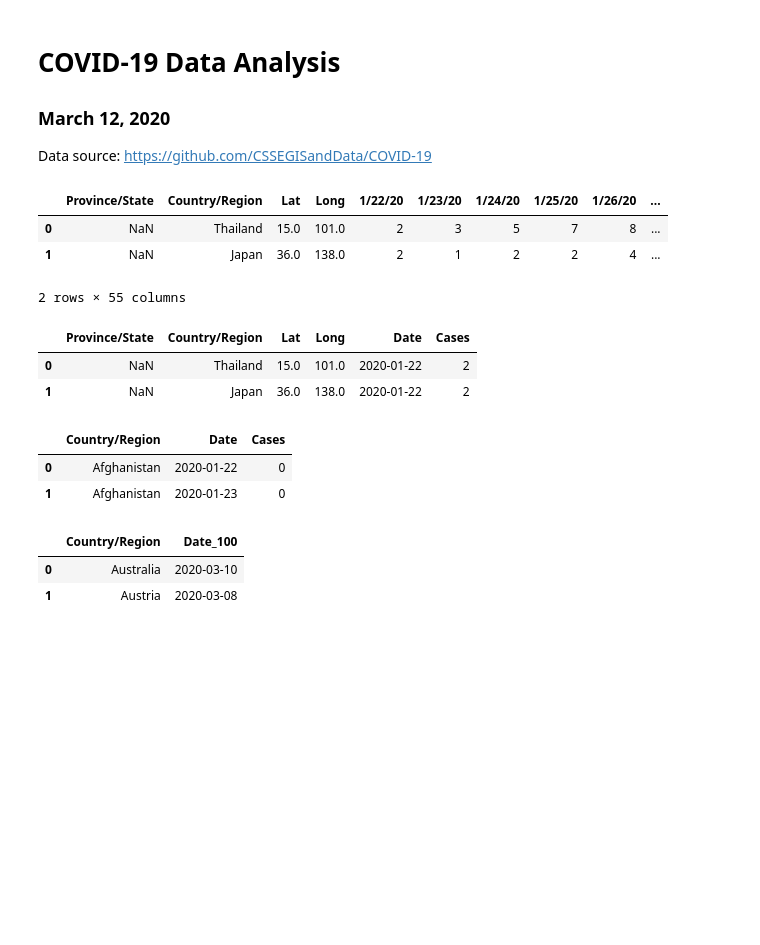
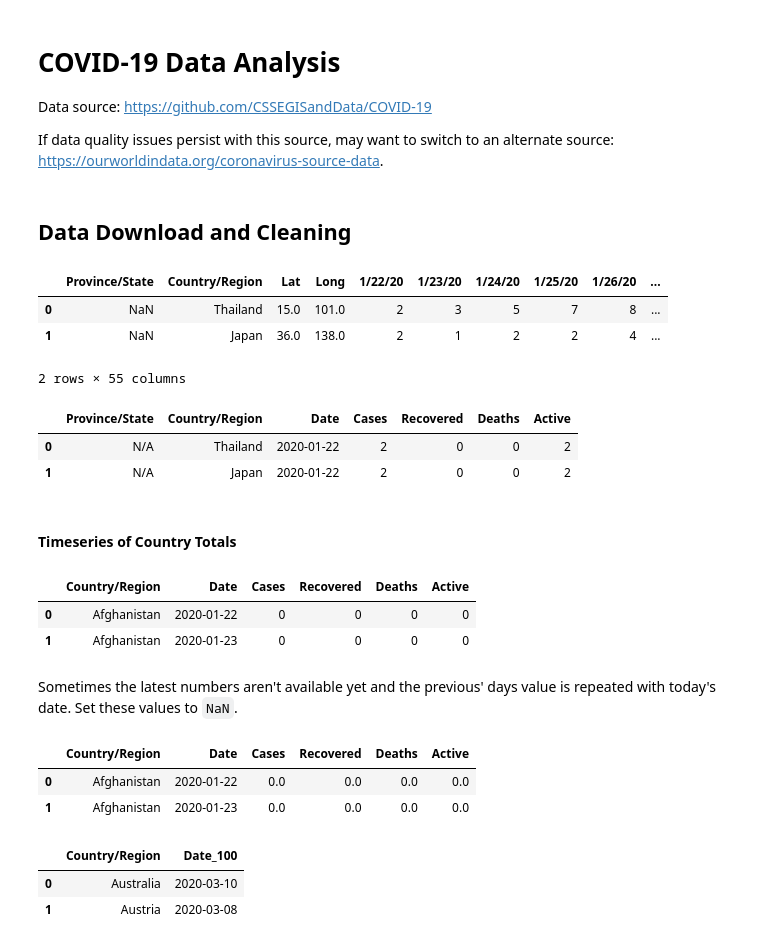
Before and after one commit to jenfly/covid-19, a Jupyter notebook: covid-19-timeseries.ipynb, the cells around one changed output. Drawn from its saved outputs; the diff is of its cells as text; code cells hidden in the pictures; blank space fills up the shorter version.

```diff
--- a/covid-19-timeseries.ipynb
+++ b/covid-19-timeseries.ipynb
@@ -1,9 +1,9 @@
 # %% [markdown]
 # COVID-19 Data Analysis
 
-### March 12, 2020
+Data source: https://github.com/CSSEGISandData/COVID-19
 
-Data source: https://github.com/CSSEGISandData/COVID-19
+If data quality issues persist with this source, may want to switch to an alternate source: https://ourworldindata.org/coronavirus-source-data.
 # %%
 import pandas as pd
 import numpy as np
@@ -16,10 +16,12 @@ publish = True
 
 # Tag to use in file name for figures published to Chart Studio
 publish_tag = '2020-03-12'
+# %% [markdown]
+## Data Download and Cleaning
 # %%
 # Read up-to-date data from online repository
-url = 'https://raw.githubusercontent.com/CSSEGISandData/COVID-19/master/csse_covid_19_data/csse_covid_19_time_series/time_series_19-covid-Confirmed.csv'
-cov_in = pd.read_csv(url)
+base_url = 'https://raw.githubusercontent.com/CSSEGISandData/COVID-19/master/csse_covid_19_data/csse_covid_19_time_series/'
+cov_in = pd.read_csv(base_url + 'time_series_19-covid-Confirmed.csv')
 cov_in.head(2)
 # %% [output]
 |  | Province/State | Country/Region | Lat | Long | 1/22/20 | 1/23/20 | 1/24/20 | 1/25/20 | 1/26/20 | ... |
@@ -28,24 +30,58 @@ cov_in.head(2)
 2 rows × 55 columns
 # %%
 # Reshape data into tidy format
-cov_by_state = cov_in.melt(id_vars=['Province/State', 'Country/Region', 'Lat', 'Long'],
-                           var_name='Date', value_name='Cases')
+cov_by_state = (cov_in.drop(['Lat', 'Long'], axis=1)
+                .melt(id_vars=['Province/State', 'Country/Region'], var_name='Date', value_name='Cases')
+               )
+
+# Download and tidy data for deaths and recoveries
+deaths = (pd.read_csv(base_url + 'time_series_19-covid-Deaths.csv')
+          .drop(['Lat', 'Long'], axis=1)
+          .melt(id_vars=['Province/State', 'Country/Region'], var_name='Date', value_name='Deaths')
+         )
+
+recovered = (pd.read_csv(base_url + 'time_series_19-covid-Recovered.csv')
+             .drop(['Lat', 'Long'], axis=1)
+             .melt(id_vars=['Province/State', 'Country/Region'], var_name='Date', value_name='Recovered')
+            )
+
+# Merge deaths and recoveries with total cases
+cov_by_state = cov_by_state.merge(recovered, on=['Province/State', 'Country/Region', 'Date'])
+cov_by_state = cov_by_state.merge(deaths, on=['Province/State', 'Country/Region', 'Date'])
+
+# Compute active cases
+cov_by_state['Active'] = cov_by_state['Cases'] - cov_by_state['Recovered'] - cov_by_state['Deaths']
+
+# Convert date to datetime format
 cov_by_state['Date'] = pd.to_datetime(cov_by_state['Date'])
+
+# Deal with missing data
+cov_by_state = cov_by_state.dropna(subset=['Cases'])
+cov_by_state['Province/State'] = cov_by_state['Province/State'].fillna('N/A')
 
 # Separate Hong Kong from mainland China
 idx_hong_kong = cov_by_state['Province/State'].str.contains('Hong Kong').fillna(False)
 cov_by_state.loc[idx_hong_kong, 'Country/Region'] = 'Hong Kong'
 
+
 cov_by_state.head(2)
 # %% [output]
-|  | Province/State | Country/Region | Lat | Long | Date | Cases |
-| 0 | NaN | Thailand | 15.0 | 101.0 | 2020-01-22 | 2 |
-| 1 | NaN | Japan | 36.0 | 138.0 | 2020-01-22 | 2 |
+|  | Province/State | Country/Region | Date | Cases | Recovered | Deaths | Active |
+| 0 | N/A | Thailand | 2020-01-22 | 2 | 0 | 0 | 2 |
+| 1 | N/A | Japan | 2020-01-22 | 2 | 0 | 0 | 2 |
+# %% [markdown]
+#### Timeseries of Country Totals
 # %%
 # Compute totals for each country
-cov = cov_by_state.groupby(['Country/Region', 'Date'])['Cases'].sum().reset_index(drop=False)
+cols = ['Cases', 'Recovered', 'Deaths', 'Active']
+cov = (cov_by_state.groupby(['Country/Region', 'Date'])[cols]
+       .sum(min_count=1)
+       .reset_index(drop=False)
+      )
 cov.head(2)
 # %% [output]
-|  | Country/Region | Date | Cases |
-| 0 | Afghanistan | 2020-01-22 | 0 |
-| 1 | Afghanistan | 2020-01-23 | 0 |
+|  | Country/Region | Date | Cases | Recovered | Deaths | Active |
+| 0 | Afghanistan | 2020-01-22 | 0 | 0 | 0 | 0 |
+| 1 | Afghanistan | 2020-01-23 | 0 | 0 | 0 | 0 |
+# %% [markdown]
+Sometimes the latest numbers aren't available yet and the previous' days value is repeated with today's date. Set these values to `NaN`.
@@ -52,3 +111,13 @@ cov.head(2)
+# %%
+cov = (cov.groupby('Country/Region')
+        .apply(clean_tseries)
+        .reset_index(drop=True)
+        )
+cov.head(2)
+# %% [output]
+|  | Country/Region | Date | Cases | Recovered | Deaths | Active |
+| 0 | Afghanistan | 2020-01-22 | 0.0 | 0.0 | 0.0 | 0.0 |
+| 1 | Afghanistan | 2020-01-23 | 0.0 | 0.0 | 0.0 | 0.0 |
 # %%
 # Compute date of 100th case for each country
 d100 = (cov[cov['Cases'] >= 100]
```
Also changed, not shown: parts of 17 cells of this notebook, 1 other file.
